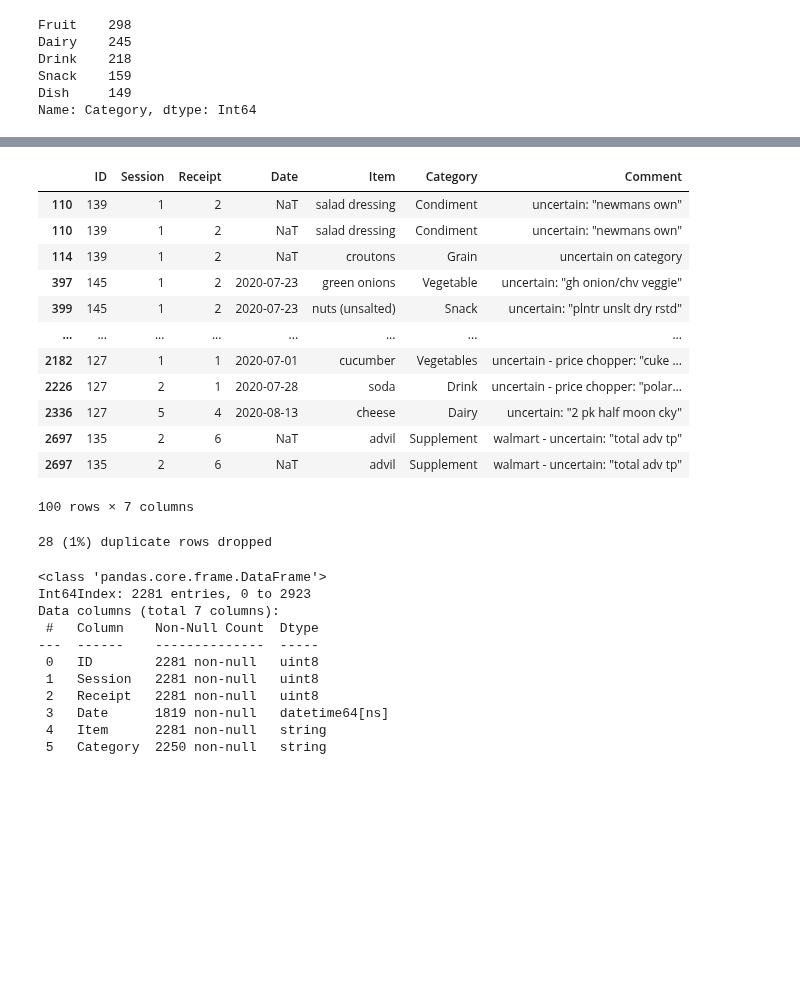
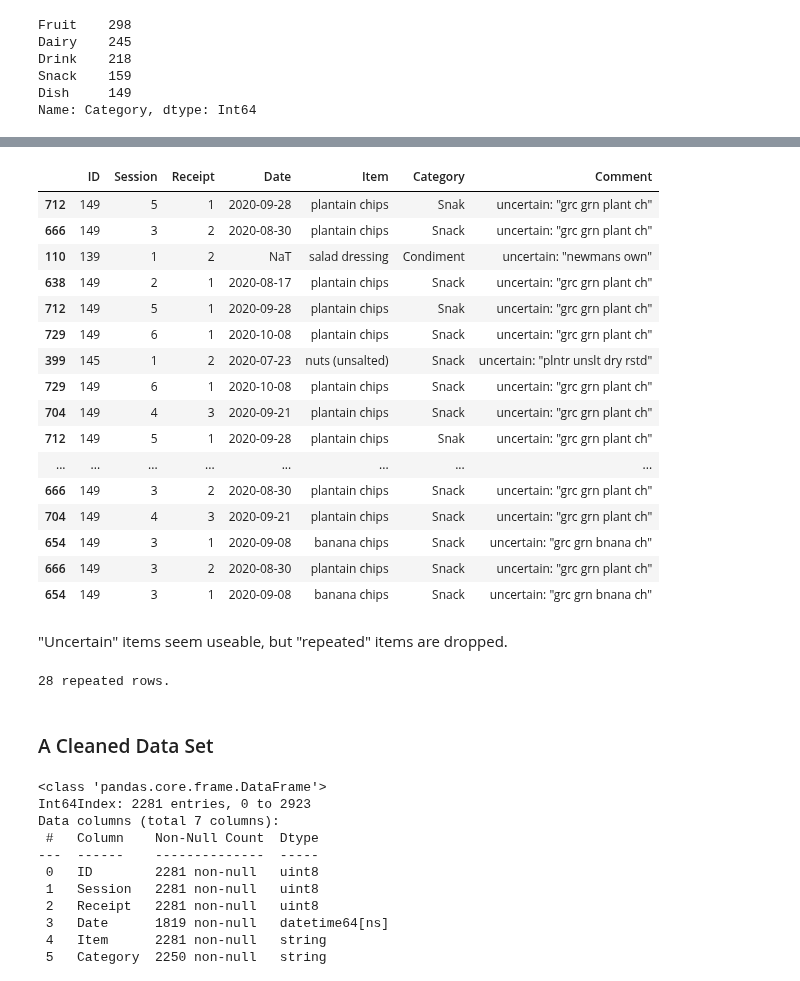
Before and after one commit to jjailer/grocery-receipt-data-cleaning, a Jupyter notebook: Scripts/clean_samantha.ipynb, the cells around one changed output, grey strips where cells are left out. Saved outputs shown, nothing was run; the diff lists cells and outputs as text; code cells hidden in the pictures; blank space fills up the shorter version.

Commit message:
add markdown commenting

```diff
--- a/Scripts/clean_samantha.ipynb
+++ b/Scripts/clean_samantha.ipynb
@@ -248,30 +275,36 @@ walmart: "eq evdycln"
 Name: Comment, dtype: int64
 # %%
-# "uncertain" items seem useable
-display(df[df.Comment.str.contains(r'uncertain', na=False)])
+display(df[df.Comment.str.contains(r'uncertain', na=False)].sample(25))
 # %% [output]
 |  | ID | Session | Receipt | Date | Item | Category | Comment |
+| 712 | 149 | 5 | 1 | 2020-09-28 | plantain chips | Snak | uncertain: "grc grn plant ch" |
+| 666 | 149 | 3 | 2 | 2020-08-30 | plantain chips | Snack | uncertain: "grc grn plant ch" |
 | 110 | 139 | 1 | 2 | NaT | salad dressing | Condiment | uncertain: "newmans own" |
-| 110 | 139 | 1 | 2 | NaT | salad dressing | Condiment | uncertain: "newmans own" |
-| 114 | 139 | 1 | 2 | NaT | croutons | Grain | uncertain on category |
-| 397 | 145 | 1 | 2 | 2020-07-23 | green onions | Vegetable | uncertain: "gh onion/chv veggie" |
+| 638 | 149 | 2 | 1 | 2020-08-17 | plantain chips | Snack | uncertain: "grc grn plant ch" |
+| 712 | 149 | 5 | 1 | 2020-09-28 | plantain chips | Snak | uncertain: "grc grn plant ch" |
+| 729 | 149 | 6 | 1 | 2020-10-08 | plantain chips | Snack | uncertain: "grc grn plant ch" |
 | 399 | 145 | 1 | 2 | 2020-07-23 | nuts (unsalted) | Snack | uncertain: "plntr unslt dry rstd" |
+| 729 | 149 | 6 | 1 | 2020-10-08 | plantain chips | Snack | uncertain: "grc grn plant ch" |
+| 704 | 149 | 4 | 3 | 2020-09-21 | plantain chips | Snack | uncertain: "grc grn plant ch" |
+| 712 | 149 | 5 | 1 | 2020-09-28 | plantain chips | Snak | uncertain: "grc grn plant ch" |
 | ... | ... | ... | ... | ... | ... | ... | ... |
-| 2182 | 127 | 1 | 1 | 2020-07-01 | cucumber | Vegetables | uncertain - price chopper: "cuke ... |
-| 2226 | 127 | 2 | 1 | 2020-07-28 | soda | Drink | uncertain - price chopper: "polar... |
-| 2336 | 127 | 5 | 4 | 2020-08-13 | cheese | Dairy | uncertain: "2 pk half moon cky" |
-| 2697 | 135 | 2 | 6 | NaT | advil | Supplement | walmart - uncertain: "total adv tp" |
-| 2697 | 135 | 2 | 6 | NaT | advil | Supplement | walmart - uncertain: "total adv tp" |
+| 666 | 149 | 3 | 2 | 2020-08-30 | plantain chips | Snack | uncertain: "grc grn plant ch" |
+| 704 | 149 | 4 | 3 | 2020-09-21 | plantain chips | Snack | uncertain: "grc grn plant ch" |
+| 654 | 149 | 3 | 1 | 2020-09-08 | banana chips | Snack | uncertain: "grc grn bnana ch" |
+| 666 | 149 | 3 | 2 | 2020-08-30 | plantain chips | Snack | uncertain: "grc grn plant ch" |
+| 654 | 149 | 3 | 1 | 2020-09-08 | banana chips | Snack | uncertain: "grc grn bnana ch" |
-100 rows × 7 columns
+# %% [markdown]
+"Uncertain" items seem useable, but "repeated" items are dropped.
 # %%
-# drop duplicate receipts
 duplicate_mask = df.Comment.str.contains(r'duplicate|repeat', case=False, na=False)
 duplicate_drop_count = sum(duplicate_mask)
 df = df[~duplicate_mask]
 df.Comment = df.Comment.astype('string')
-print(f'{duplicate_drop_count} ({duplicate_drop_count / df.shape[0]:.0%}) duplicate rows dropped')
+print(f'{duplicate_drop_count} repeated rows.')
 # %% [output]
-28 (1%) duplicate rows dropped
+28 repeated rows.
+# %% [markdown]
+### A Cleaned Data Set
 # %%
 df.info()
 # %% [output]
```
Also changed, not shown: parts of 45 cells of this notebook, 2 other files.
